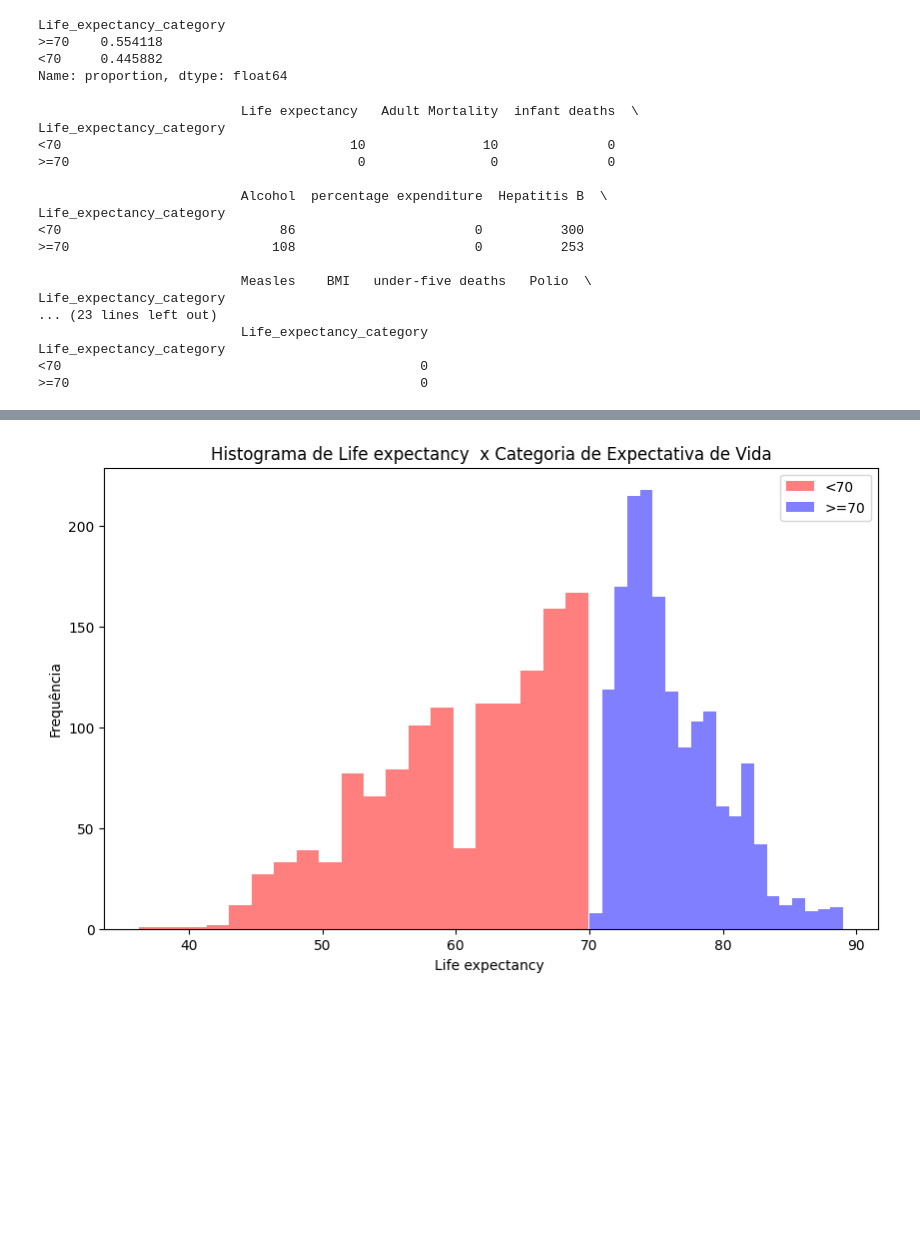
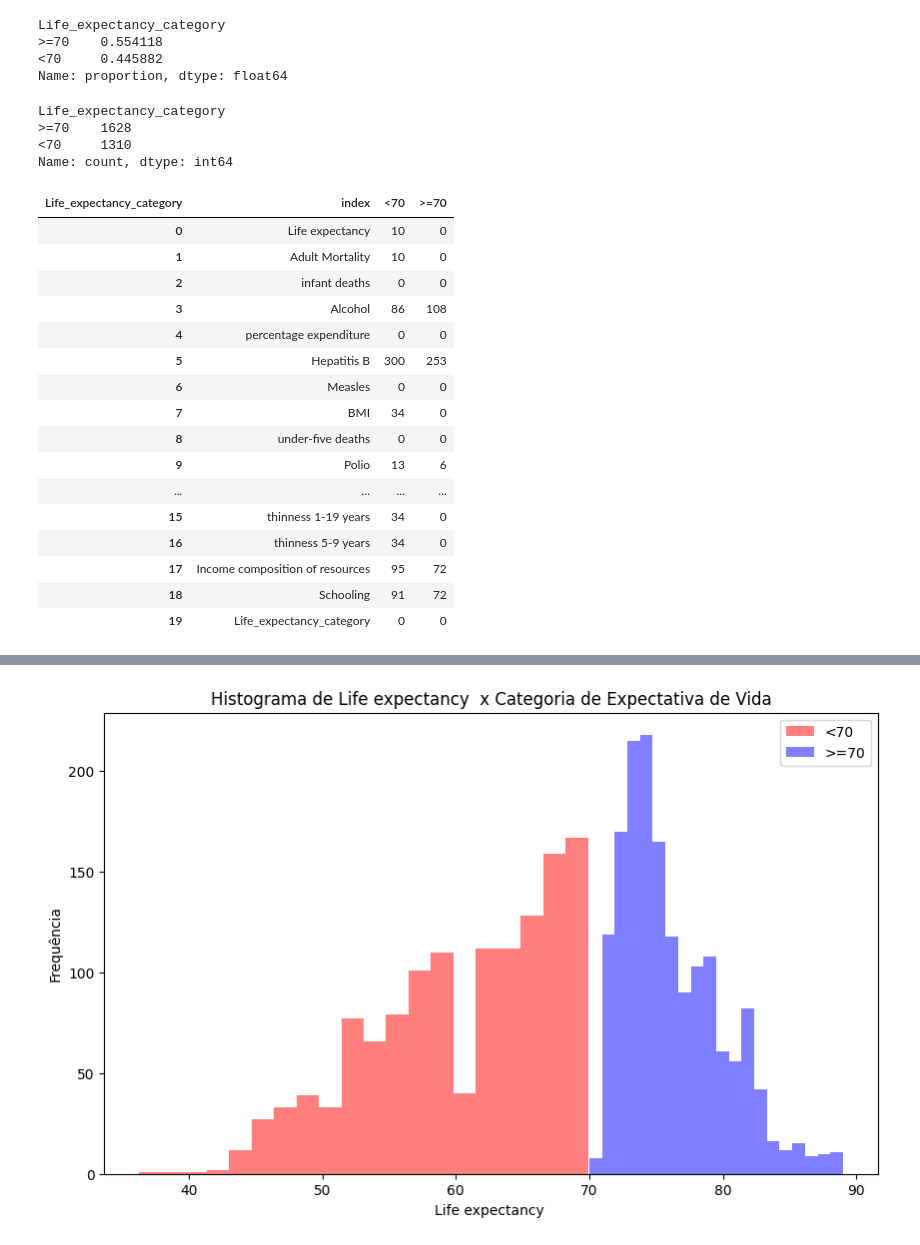
Before and after one commit to buenogi/Life-Expectancy-WHO-ML, a Jupyter notebook: Script/LifeExpectancy.ipynb, the cells around one changed output, grey strips where cells are left out. Cells and saved outputs as stored; diff of their text form; code cells hidden in the pictures; blank space fills up the shorter version.

```diff
--- a/Script/LifeExpectancy.ipynb
+++ b/Script/LifeExpectancy.ipynb
@@ -189,27 +189,37 @@ Life_expectancy_category
 >=70    0.554118
 <70     0.445882
 Name: proportion, dtype: float64
+# %%
+# Contagem de observações nas duas classes
+contagem_classes = dados['Life_expectancy_category'].value_counts()
+contagem_classes
+# %% [output]
+Life_expectancy_category
+>=70    1628
+<70     1310
+Name: count, dtype: int64
 # %%
 #Verificação da quantidade de missing por variável por categoria
 # Calculo do número de dados faltantes por variável e por categoria (<70 e >=70)
 missing_data = dados.groupby('Life_expectancy_category').apply(lambda x: x.isnull().sum())
 
-print(missing_data)
+missing_data = missing_data.T.reset_index()
+missing_data
 # %% [output]
-                          Life expectancy   Adult Mortality  infant deaths  \
-Life_expectancy_category
-<70                                     10               10              0
->=70                                     0                0              0
-
-                          Alcohol  percentage expenditure  Hepatitis B  \
-Life_expectancy_category
-<70                            86                       0          300
->=70                          108                       0          253
-
-                          Measles    BMI   under-five deaths   Polio  \
-Life_expectancy_category
-... (23 lines left out)
-                          Life_expectancy_category
-Life_expectancy_category
-<70                                              0
->=70                                             0
+| Life_expectancy_category | index | <70 | >=70 |
+| 0 | Life expectancy | 10 | 0 |
+| 1 | Adult Mortality | 10 | 0 |
+| 2 | infant deaths | 0 | 0 |
+| 3 | Alcohol | 86 | 108 |
+| 4 | percentage expenditure | 0 | 0 |
+| 5 | Hepatitis B | 300 | 253 |
+| 6 | Measles | 0 | 0 |
+| 7 | BMI | 34 | 0 |
+| 8 | under-five deaths | 0 | 0 |
+| 9 | Polio | 13 | 6 |
+| ... | ... | ... | ... |
+| 15 | thinness 1-19 years | 34 | 0 |
+| 16 | thinness 5-9 years | 34 | 0 |
+| 17 | Income composition of resources | 95 | 72 |
+| 18 | Schooling | 91 | 72 |
+| 19 | Life_expectancy_category | 0 | 0 |
```
Also changed, not shown: parts of 6 cells of this notebook.
